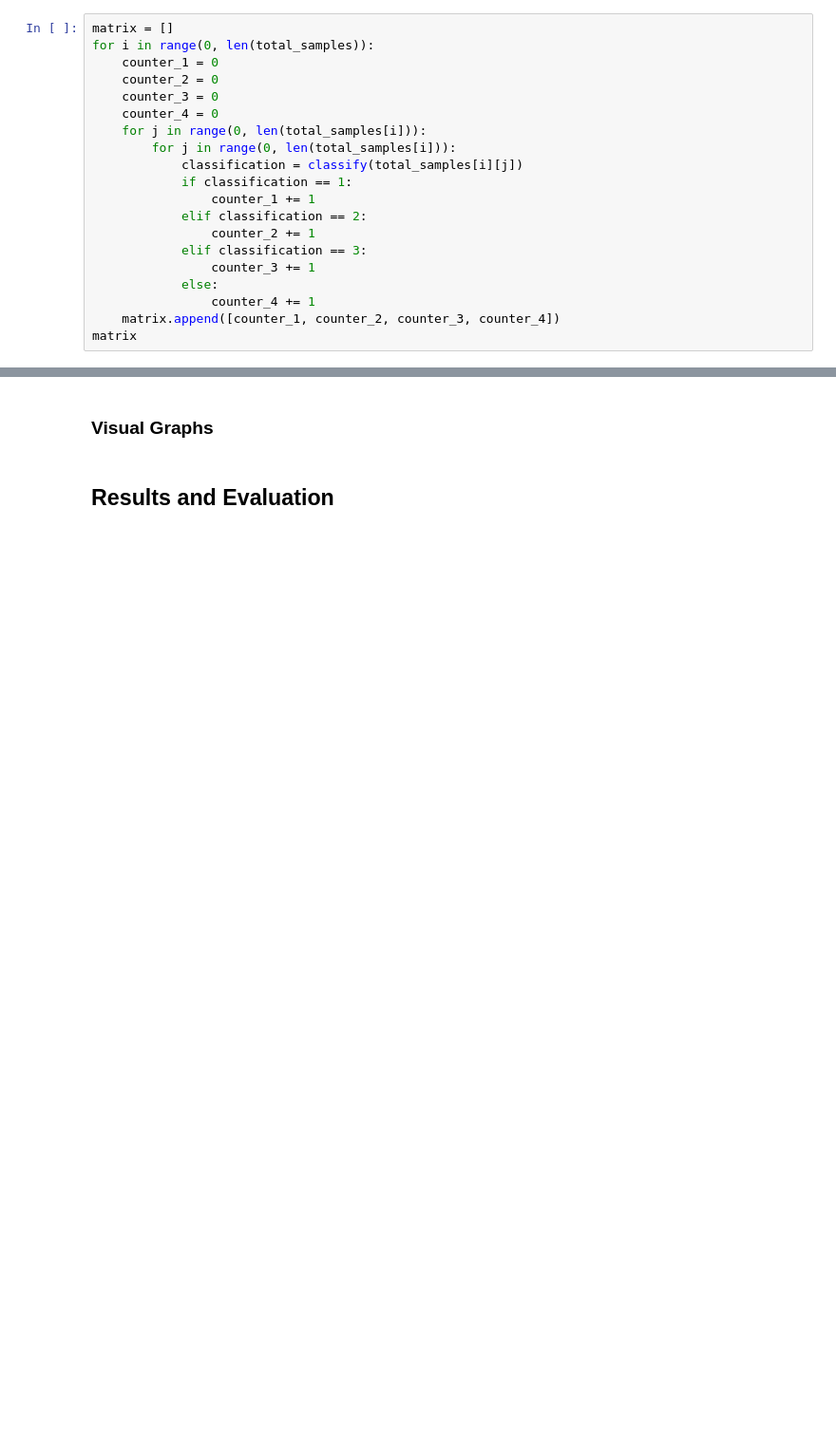
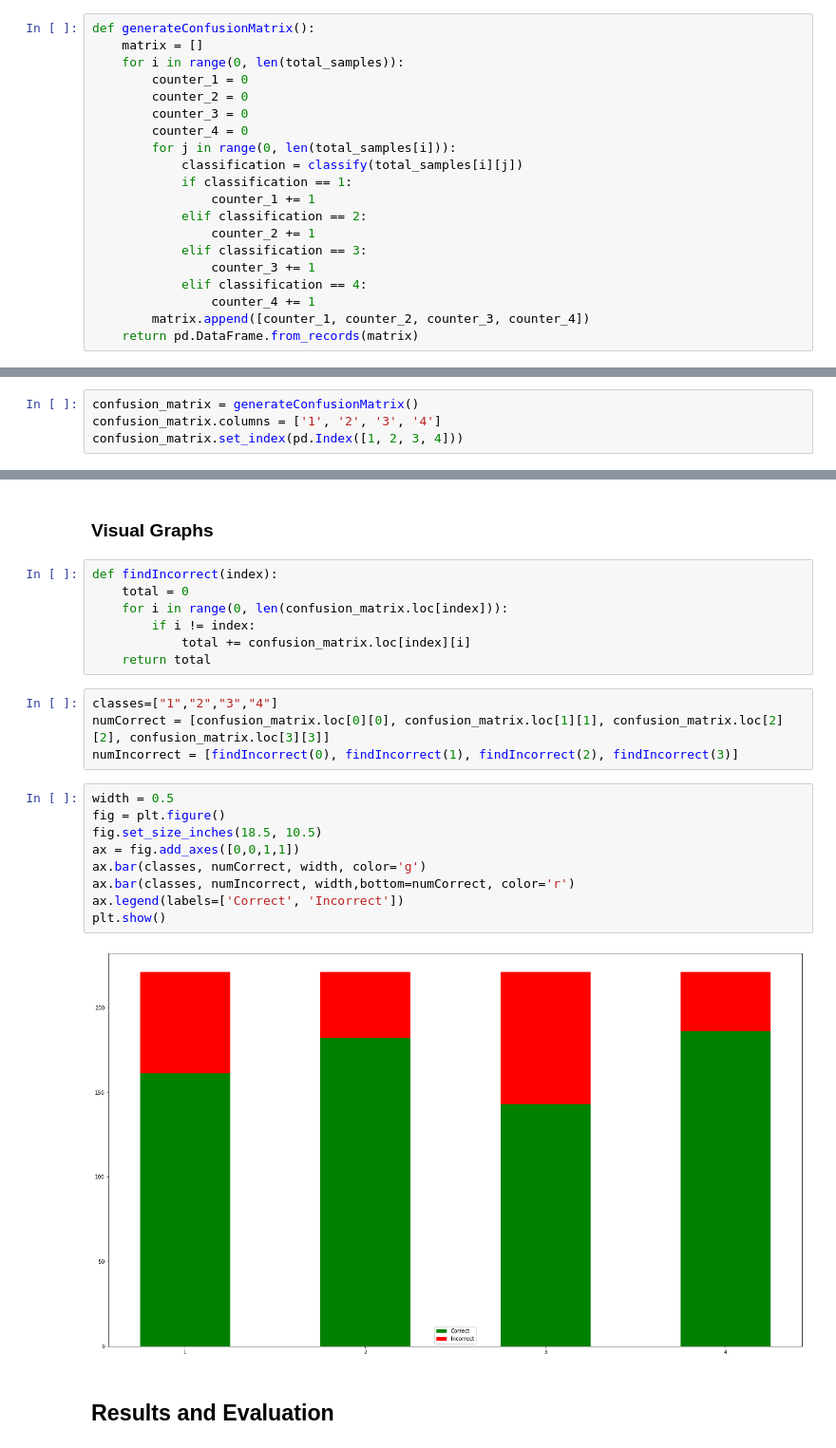
Before and after one commit to Sam-Malpass/Land-Based-Classification, a Jupyter notebook: Land Based Classification.ipynb, the cells around one changed output, grey strips where cells are left out. Shown at 95% size. Cells and saved outputs as stored; diff of their text form; blank space fills up the shorter version.

Commit message:
Add a visualisation of the number of times a class was correctly classified vs incorrectly classified

```diff
--- a/Land Based Classification.ipynb
+++ b/Land Based Classification.ipynb
@@ -255,13 +256,13 @@ Accuracy on train set:  75.3393665158371 %
 # %% [markdown]
 ### Confusion Matrix
 # %%
-matrix = []
-for i in range(0, len(total_samples)):
-    counter_1 = 0
-    counter_2 = 0
-    counter_3 = 0
-    counter_4 = 0
-    for j in range(0, len(total_samples[i])):
+def generateConfusionMatrix():
+    matrix = []
+    for i in range(0, len(total_samples)):
+        counter_1 = 0
+        counter_2 = 0
+        counter_3 = 0
+        counter_4 = 0
         for j in range(0, len(total_samples[i])):
             classification = classify(total_samples[i][j])
             if classification == 1:
@@ -270,7 +271,7 @@ for i in range(0, len(total_samples)):
                 counter_2 += 1
             elif classification == 3:
                 counter_3 += 1
-            else:
+            elif classification == 4:
                 counter_4 += 1
-    matrix.append([counter_1, counter_2, counter_3, counter_4])
-matrix
+        matrix.append([counter_1, counter_2, counter_3, counter_4])
+    return pd.DataFrame.from_records(matrix)
@@ -281,0 +278,4 @@ matrix
+# %%
+confusion_matrix = generateConfusionMatrix()
+confusion_matrix.columns = ['1', '2', '3', '4']
+confusion_matrix.set_index(pd.Index([1, 2, 3, 4]))
@@ -282,4 +288,26 @@ matrix
 # %% [markdown]
 ### Visual Graphs
+# %%
+def findIncorrect(index):
+    total = 0
+    for i in range(0, len(confusion_matrix.loc[index])):
+        if i != index:
+            total += confusion_matrix.loc[index][i]
+    return total
+# %%
+classes=["1","2","3","4"]
+numCorrect = [confusion_matrix.loc[0][0], confusion_matrix.loc[1][1], confusion_matrix.loc[2][2], confusion_matrix.loc[3][3]]
+numIncorrect = [findIncorrect(0), findIncorrect(1), findIncorrect(2), findIncorrect(3)]
+# %%
+width = 0.5
+fig = plt.figure()
+fig.set_size_inches(18.5, 10.5)
+ax = fig.add_axes([0,0,1,1])
+ax.bar(classes, numCorrect, width, color='g')
+ax.bar(classes, numIncorrect, width,bottom=numCorrect, color='r')
+ax.legend(labels=['Correct', 'Incorrect'])
+plt.show()
+# %% [output]
+[figure, added]
 # %% [markdown]
 ## Results and Evaluation
```
Also changed, not shown: parts of 5 cells of this notebook.
